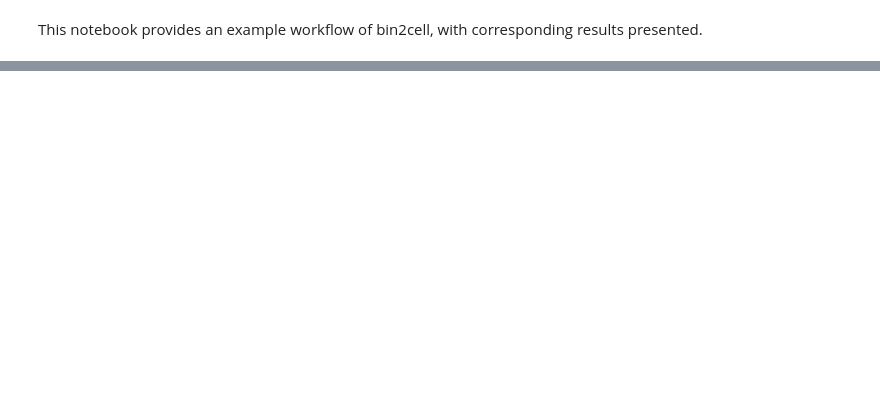
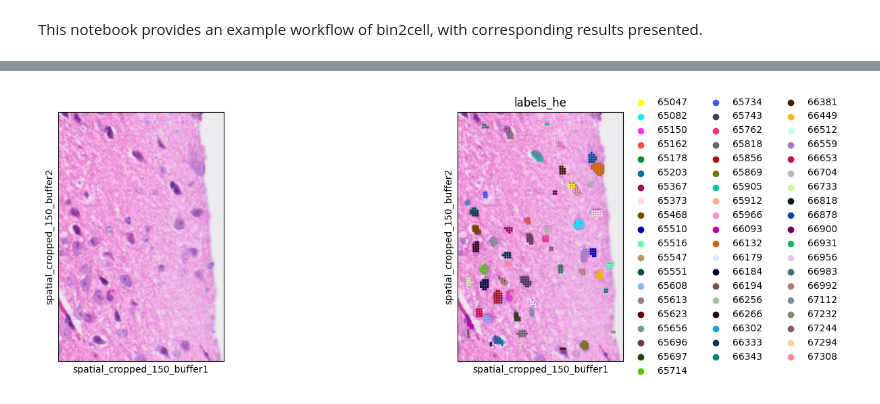
Before and after one commit to danielchen05/hicks-lab-personal, a Jupyter notebook: bin2cellpractice.ipynb, the cells around one changed output, grey strips where cells are left out. Cells and saved outputs as stored; diff of their text form; code cells hidden in the pictures; blank space fills up the shorter version.

```diff
--- a/bin2cellpractice.ipynb
+++ b/bin2cellpractice.ipynb
@@ -91,0 +108,5 @@ Error:
+# %%
+# plot, see on website
+sc.pl.spatial(bdata, color=[None, "labels_he"], img_key="0.3_mpp_150_buffer", basis="spatial_cropped_150_buffer") # basis = spatial coordinate basis
+# %% [output]
+[figure, added]
```
Also changed, not shown: parts of 5 cells of this notebook.
